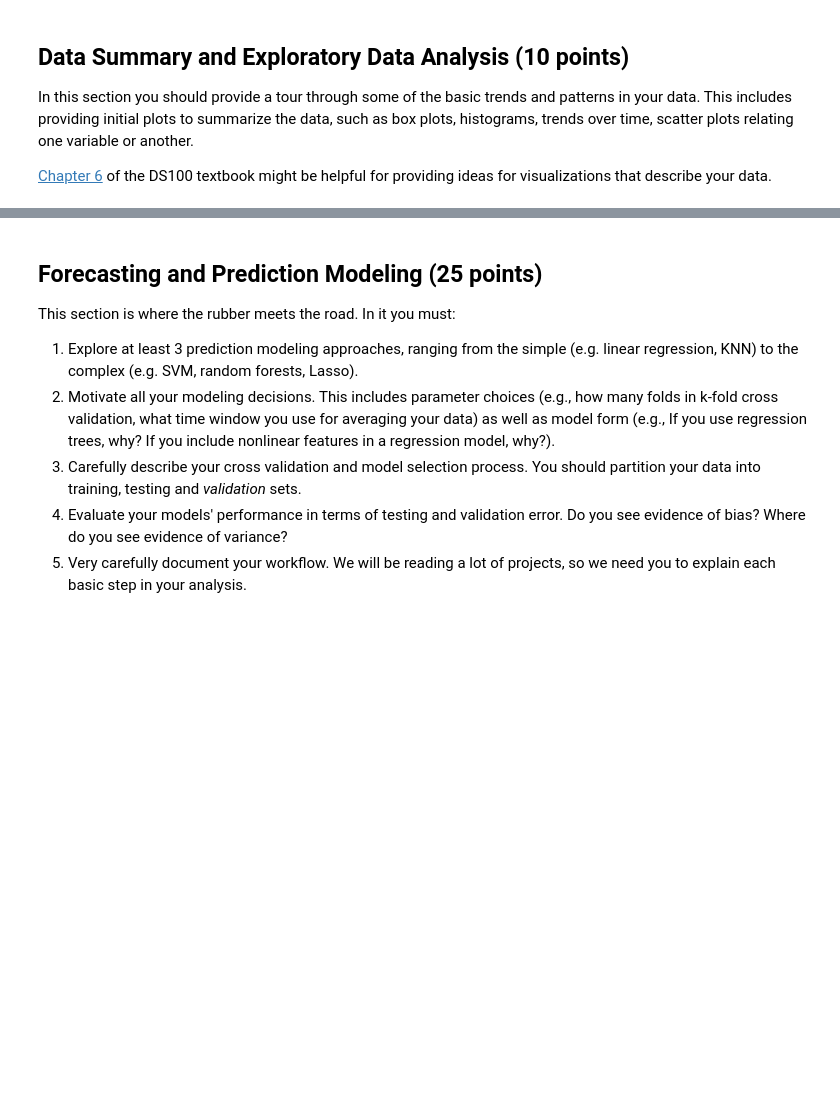
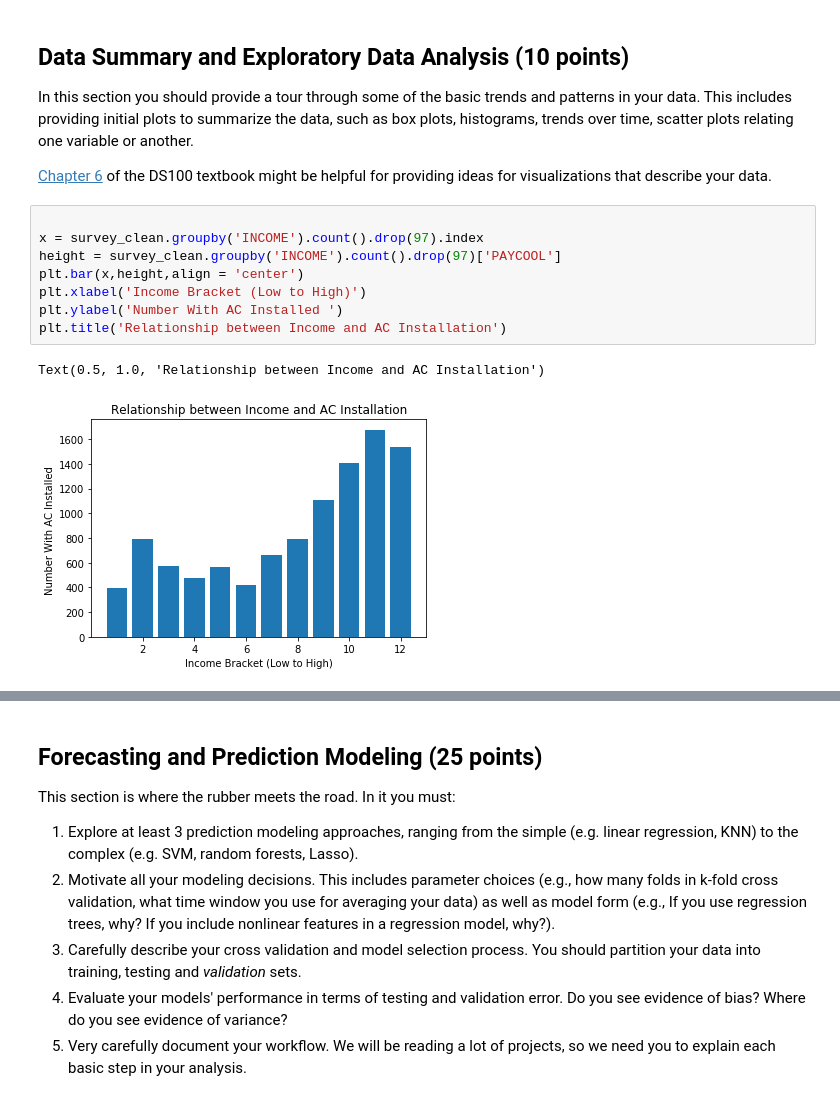
Before and after one commit to elizabethrshehter/er131finalproject, a Jupyter notebook: FinalProjectTemplate_2019.ipynb, the cells around one changed output, grey strips where cells are left out. Drawn from its saved outputs; the diff is of its cells as text; blank space fills up the shorter version.

```diff
--- a/FinalProjectTemplate_2019.ipynb
+++ b/FinalProjectTemplate_2019.ipynb
@@ -205,3 +219,14 @@ coldict_clean.head()
 In this section you should provide a tour through some of the basic trends and patterns in your data.  This includes providing initial plots to summarize the data, such as box plots, histograms, trends over time, scatter plots relating one variable or another.
 
 [Chapter 6](https://www.textbook.ds100.org/ch/06/viz_intro.html) of the DS100 textbook might be helpful for providing ideas for visualizations that describe your data.
+# %%
+
+x = survey_clean.groupby('INCOME').count().drop(97).index
+height = survey_clean.groupby('INCOME').count().drop(97)['PAYCOOL']
+plt.bar(x,height,align = 'center')
+plt.xlabel('Income Bracket (Low to High)')
+plt.ylabel('Number With AC Installed ')
+plt.title('Relationship between Income and AC Installation')
+# %% [output]
+Text(0.5, 1.0, 'Relationship between Income and AC Installation')
+[figure, added]
```
Also changed, not shown: parts of 17 cells of this notebook.
